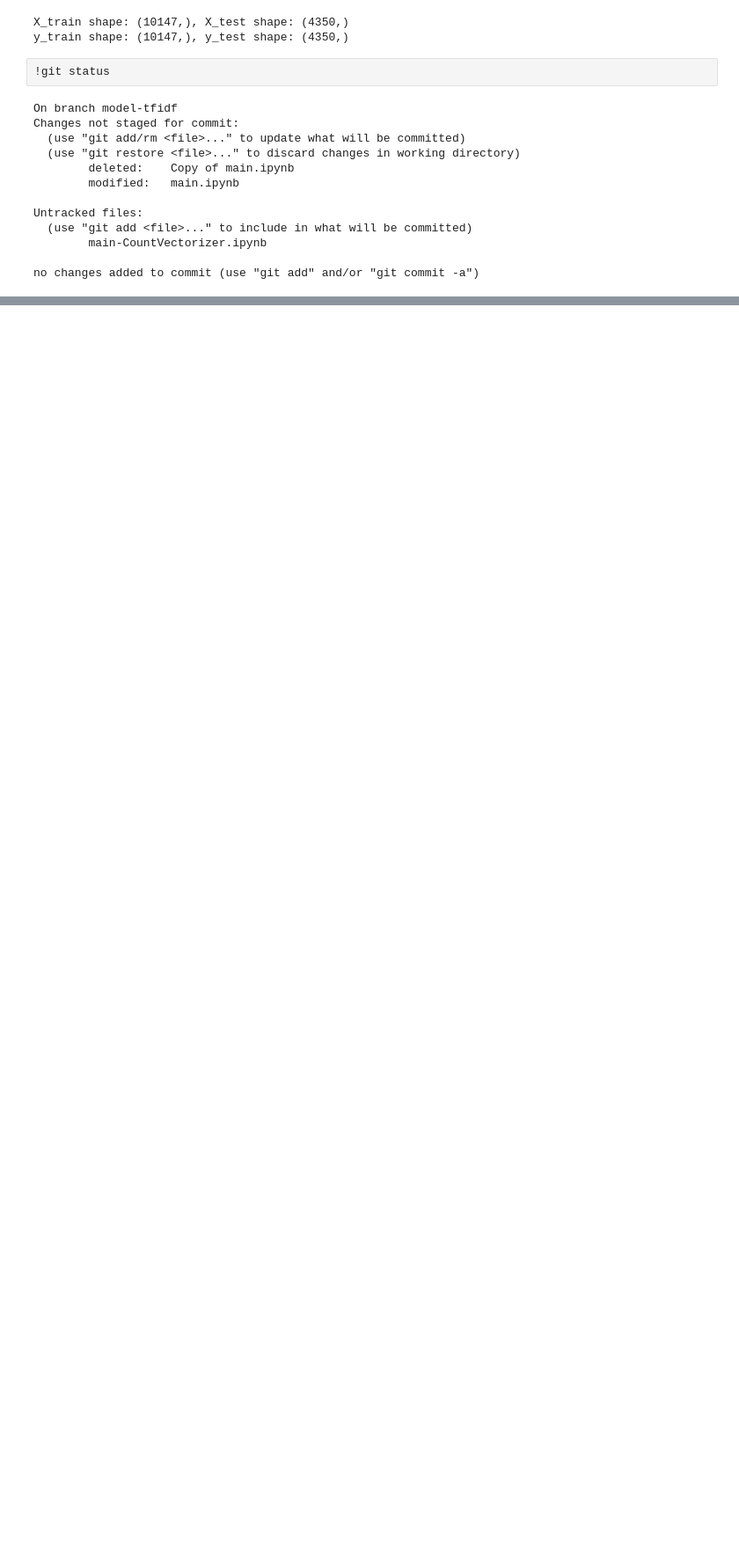
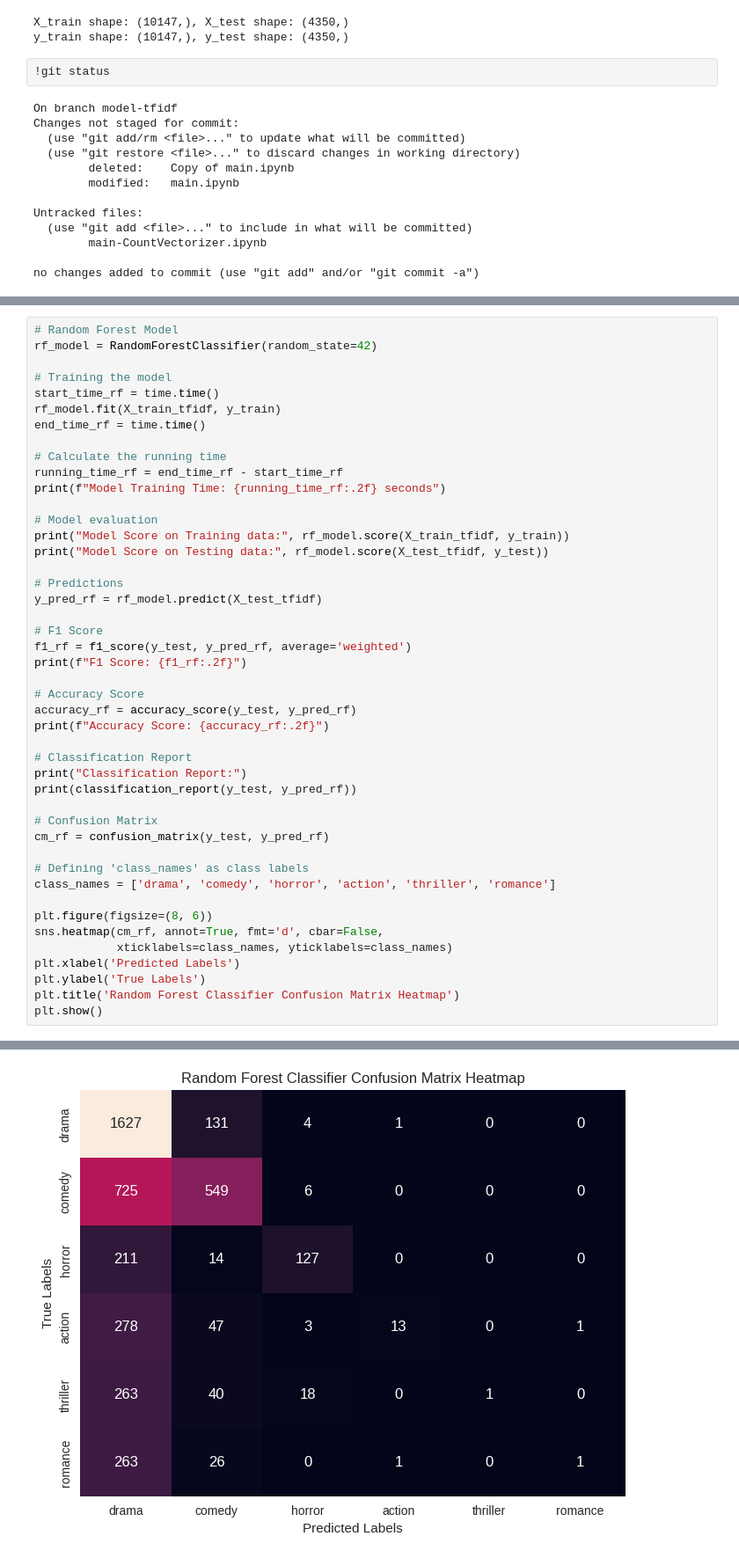
Before and after one commit to naamalia23/movie-genre-classification, a Jupyter notebook: main.ipynb, the cells around one changed output, grey strips where cells are left out. Shown at 88% size. Saved outputs shown, nothing was run; the diff lists cells and outputs as text; blank space fills up the shorter version.

```diff
--- a/main.ipynb
+++ b/main.ipynb
@@ -650,0 +919,46 @@ no changes added to commit (use "git add" and/or "git commit -a")
+# %%
+# Random Forest Model
+rf_model = RandomForestClassifier(random_state=42)
+
+# Training the model
+start_time_rf = time.time()
+rf_model.fit(X_train_tfidf, y_train)
+end_time_rf = time.time()
+
+# Calculate the running time
+running_time_rf = end_time_rf - start_time_rf
+print(f"Model Training Time: {running_time_rf:.2f} seconds")
+
+# Model evaluation
+print("Model Score on Training data:", rf_model.score(X_train_tfidf, y_train))
+print("Model Score on Testing data:", rf_model.score(X_test_tfidf, y_test))
+
+# Predictions
+y_pred_rf = rf_model.predict(X_test_tfidf)
+
+# F1 Score
+f1_rf = f1_score(y_test, y_pred_rf, average='weighted')
+print(f"F1 Score: {f1_rf:.2f}")
+
+# Accuracy Score
+accuracy_rf = accuracy_score(y_test, y_pred_rf)
+print(f"Accuracy Score: {accuracy_rf:.2f}")
+
+# Classification Report
+print("Classification Report:")
+print(classification_report(y_test, y_pred_rf))
+
+# Confusion Matrix
+cm_rf = confusion_matrix(y_test, y_pred_rf)
+
+# Defining 'class_names' as class labels
+class_names = ['drama', 'comedy', 'horror', 'action', 'thriller', 'romance']
+
+plt.figure(figsize=(8, 6))
+sns.heatmap(cm_rf, annot=True, fmt='d', cbar=False,
+            xticklabels=class_names, yticklabels=class_names)
+plt.xlabel('Predicted Labels')
+plt.ylabel('True Labels')
+plt.title('Random Forest Classifier Confusion Matrix Heatmap')
+plt.show()
+# %% [output]
@@ -650,0 +983 @@ no changes added to commit (use "git add" and/or "git commit -a")
+[figure, added]
```
Also changed, not shown: parts of 21 cells of this notebook.
